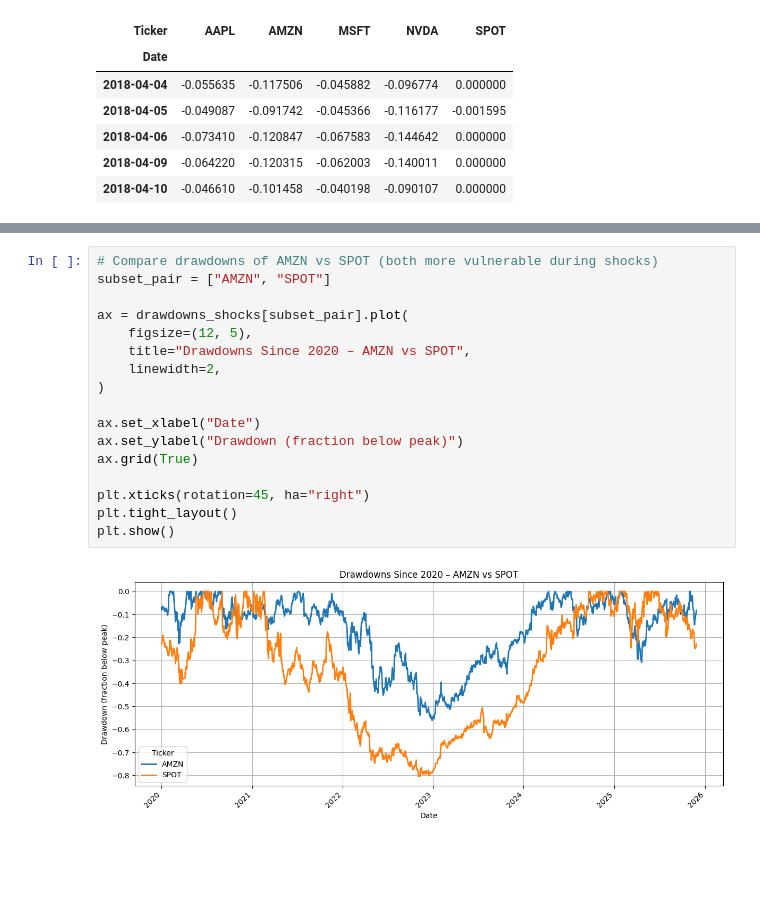
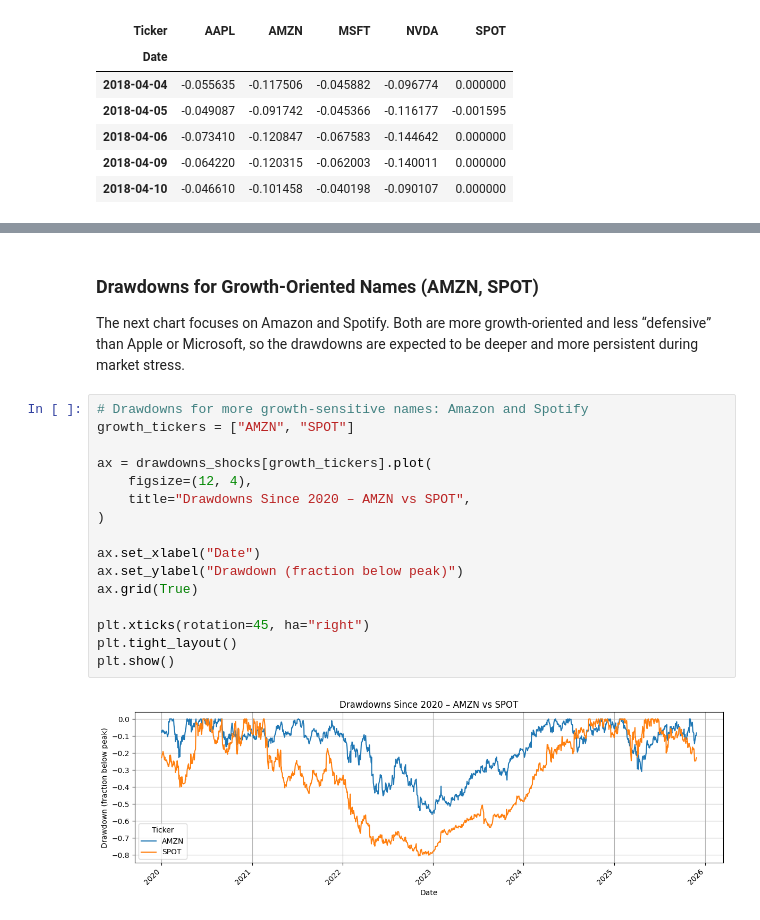
Before and after one commit to arevikosipyan/techquake, a Jupyter notebook: presentation/techquake.ipynb, the cells around one changed output, grey strips where cells are left out. Cells and saved outputs as stored; diff of their text form; blank space fills up the shorter version.

```diff
--- a/presentation/techquake.ipynb
+++ b/presentation/techquake.ipynb
@@ -445,19 +411,24 @@ The plot below visualizes this behaviour clearly.
+# %% [markdown]
+### Drawdowns for Growth-Oriented Names (AMZN, SPOT)
+
+The next chart focuses on Amazon and Spotify.
+Both are more growth-oriented and less “defensive” than Apple or Microsoft, so the drawdowns
+are expected to be deeper and more persistent during market stress.
 # %%
-# Compare drawdowns of AMZN vs SPOT (both more vulnerable during shocks)
-subset_pair = ["AMZN", "SPOT"]
+# Drawdowns for more growth-sensitive names: Amazon and Spotify
+growth_tickers = ["AMZN", "SPOT"]
 
-ax = drawdowns_shocks[subset_pair].plot(
-    figsize=(12, 5),
+ax = drawdowns_shocks[growth_tickers].plot(
+    figsize=(12, 4),
     title="Drawdowns Since 2020 – AMZN vs SPOT",
-    linewidth=2,
 )
 
 ax.set_xlabel("Date")
 ax.set_ylabel("Drawdown (fraction below peak)")
 ax.grid(True)
 
 plt.xticks(rotation=45, ha="right")
 plt.tight_layout()
 plt.show()
 # %% [output]
-[figure, old version]
+[figure, new version]
```
Also changed, not shown: parts of 12 cells of this notebook.
